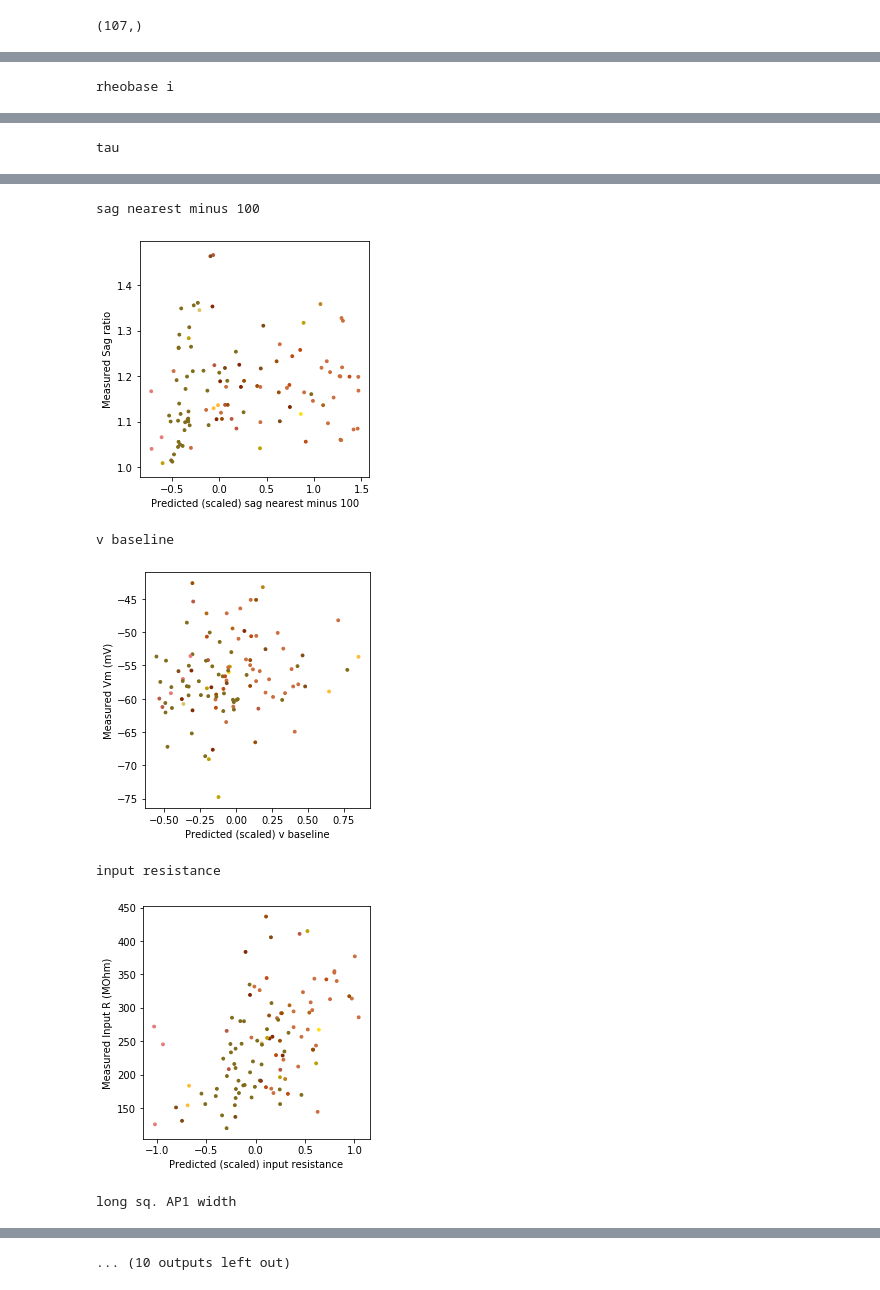
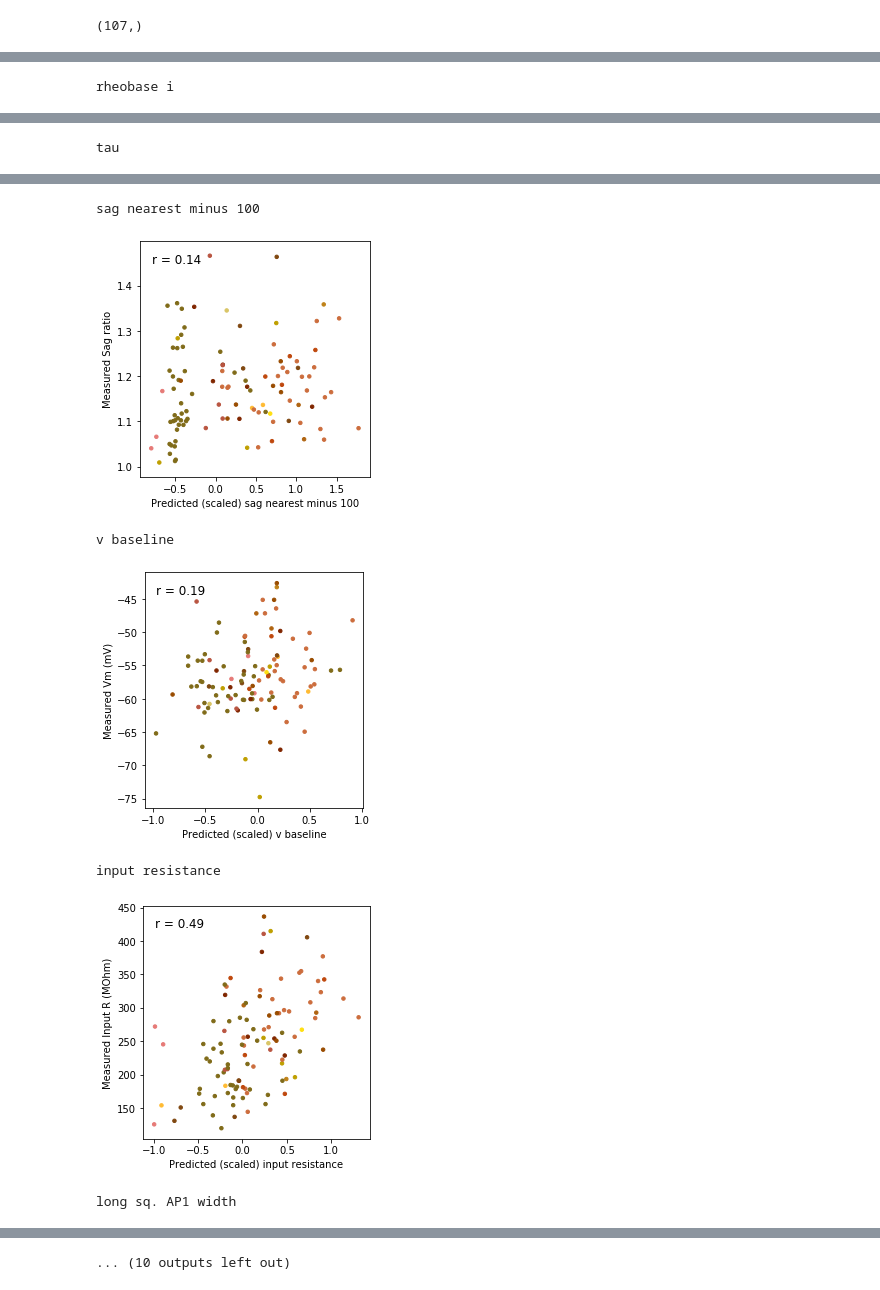
Before and after one commit to AllenInstitute/coupledAE-patchseq, a Jupyter notebook: analysis_Tolias.ipynb, the cells around one changed output, grey strips where cells are left out. Drawn from its saved outputs; the diff is of its cells as text; code cells hidden in the pictures.

```diff
--- a/analysis_Tolias.ipynb
+++ b/analysis_Tolias.ipynb
@@ -381,7 +381,7 @@ XE_orig = np.concatenate([O['E_pc_scaled'],O['E_feature']],axis = 1)
 
 
 #Instance of the model class
-model_TE = Model_TE_v2(T_output_dim=1252,
+model_TE = Model_TE_aug_decoders(T_output_dim=1252,
                     E_output_dim=68,
                     T_intermediate_dim=50,
                     E_intermediate_dim=40,
@@ -399,7 +399,10 @@ model_TE = Model_TE_v2(T_output_dim=1252,
 zT, zE, XrT, XrE = model_TE((tf.constant(np.random.rand(1,1252),dtype=tf.float32), tf.constant(np.random.rand(1,68),dtype=tf.float32)), training=False)
 
 #Load weights
-model_TE.load_weights('/home/rohan/Remote-AI/dat/result/TE_aug_decoders/'
-                      'v3_Edat_pcipfx_aT_1-0_aE_1-0_cs_1-0_ld_3_bs_200_se_500_ne_1500_cv_8_ri_0-weights.h5',by_name=True)
+
+model_TE.load_weights('/home/rohan/Remote-AI/dat/result/TE_NM/'
+                      'NM_Edat_pcipfx_aT_1-0_aE_1-0_cs_1-0_ad_1_ld_3_bs_200_se_500_ne_1500_cv_1_ri_0_500_ft-weights.h5',by_name=True)
+#model_TE.load_weights('/home/rohan/Remote-AI/dat/result/TE_aug_decoders/'
+#                      'v3_Edat_pcipfx_aT_1-0_aE_1-0_cs_1-0_ld_3_bs_200_se_500_ne_1500_cv_8_ri_0-weights.h5',by_name=True)
 # %%
 #Load summary file from memory for comparison
@@ -471,8 +511 @@ long sq. AP1 width
 ... (10 outputs left out)
-# %%
-from sklearn.neighbors import KNeighborsClassifier
-neigh = KNeighborsClassifier(n_neighbors=3)
-neigh.fit(zT_Allen, O['cluster'])
-
-pred_lbl = neigh.predict(zT_Tolias)
-true_lbl = anno_Tolias['cluster'].fillna('Unknown').values
@@ -525,0 +582,13 @@ plt.savefig('/home/rohan/Dropbox/AllenInstitute/CellTypes/doc/Patchseq_NM_2020/T
+# %%
+j=0
+for i in all_labels:
+    col = np.unique(anno_Tolias['cluster_color'][anno_Tolias['cluster']==i].values)
+    if np.size(col)>0:
+        plt.plot(0,j,'o',markersize=8,c=col[0])
+        plt.text(0.005,j,i,{'verticalalignment':'center','fontsize':12})
+        j=j+1
+ax = plt.gca()
+ax.set_xlim(-0.04,0.08)
+ax.set_ylim(-1,14)
+plt.savefig('/home/rohan/Dropbox/AllenInstitute/CellTypes/doc/Patchseq_NM_2020/Tolias_Type_colors.png',dpi=300)
+plt.show()
@@ -528,10 +599,18 @@ for x,y in names:
     print(x)
     ind = np.flatnonzero(O['E_names']==x)[0]
     plt.figure(figsize=(4,4))
-    plt.scatter(XrE_Tolias[:,ind][keep_ind],anno_Tolias[y].values[keep_ind],c=anno_Tolias['cluster_color'].values[keep_ind],s=8)
+    xdat = XrE_Tolias[:,ind][keep_ind].numpy()
+    ydat = anno_Tolias[y].values[keep_ind]
+    corrc = np.corrcoef(xdat,ydat)[1]
+    plt.scatter(xdat,ydat,c=anno_Tolias['cluster_color'].values[keep_ind],s=12)
     ax = plt.gca()
     ax.set_xlabel('Predicted (scaled) '+x)
     ax.set_ylabel('Measured '+y)
+    s = 'r = {:0.2f}'.format(corrc[0])
+    ax.text(0.05, 0.95, s,
+        verticalalignment='top', horizontalalignment='left',
+        transform=ax.transAxes,
+        color='black', fontsize=12)
     plt.tight_layout()
     plt.savefig('/home/rohan/Dropbox/AllenInstitute/CellTypes/doc/Patchseq_NM_2020/'+y+'.png',dpi=300)
     plt.show()
@@ -543,7 +622,7 @@ tau
 sag nearest minus 100
-[figure, old version]
+[figure, new version]
 v baseline
-[figure, old version]
+[figure, new version]
 input resistance
-[figure, old version]
+[figure, new version]
 long sq. AP1 width
```
Also changed, not shown: parts of 12 cells of this notebook, 5 other files.
